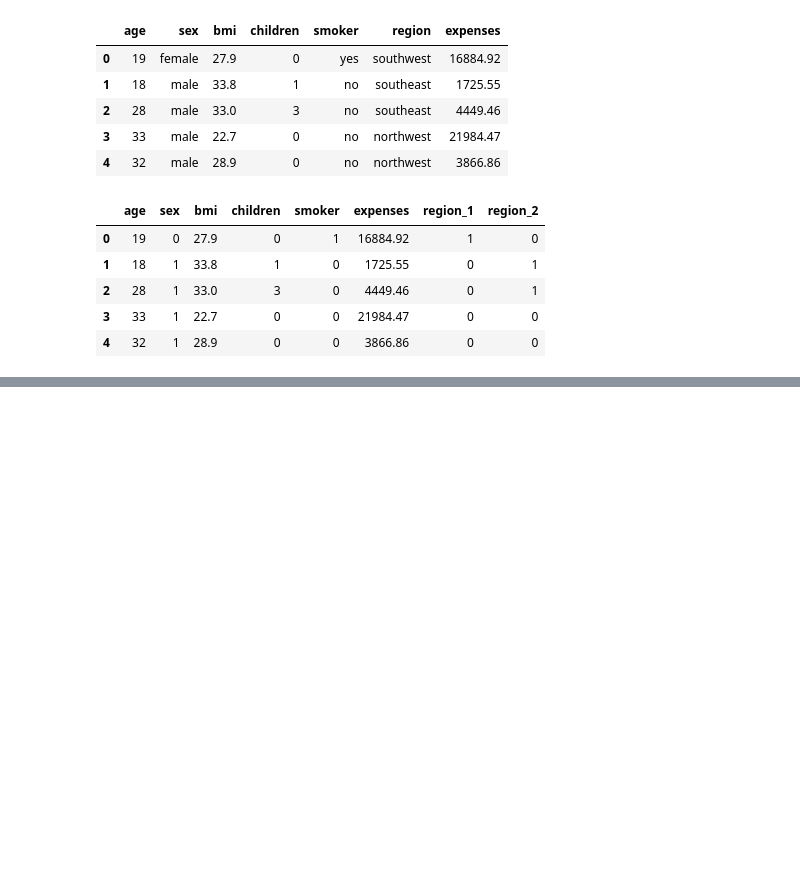
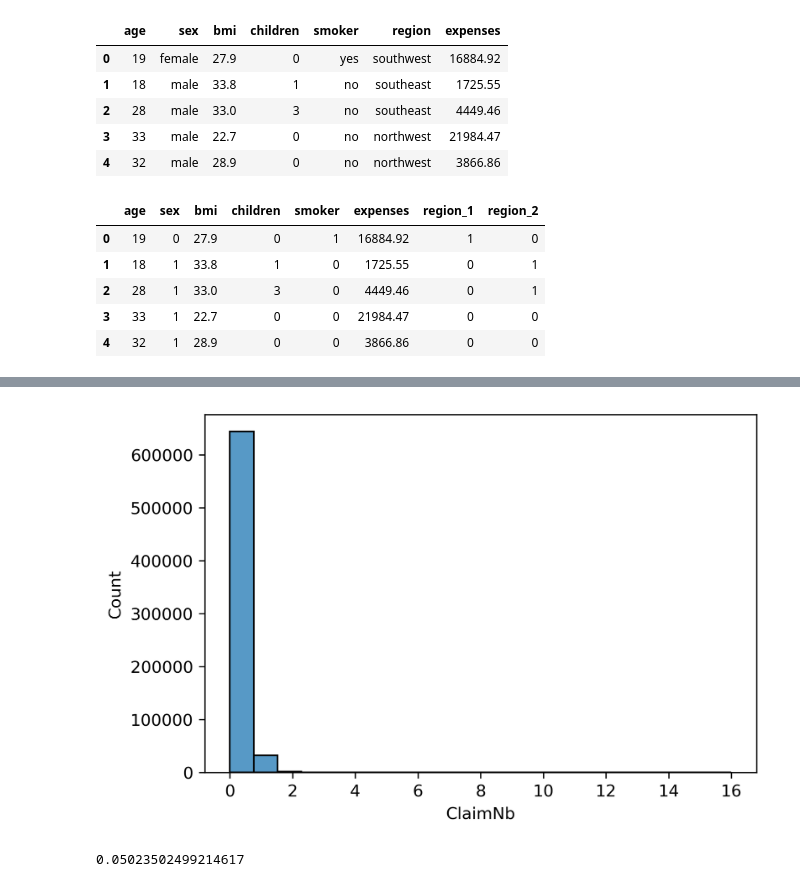
Before and after one commit to deddyjobson/regressGAN, a Jupyter notebook: sample_distribution_residuals.ipynb, the cells around one changed output, grey strips where cells are left out. Drawn from its saved outputs; the diff is of its cells as text; code cells hidden in the pictures; blank space fills up the shorter version.

Commit message:
data for paper

```diff
--- a/sample_distribution_residuals.ipynb
+++ b/sample_distribution_residuals.ipynb
@@ -55,0 +64,3 @@ sns.histplot(y-LinearRegression().fit(X,y).predict(X))
+# %%
+insurance_y = fetch_openml(data_id=41214, as_frame=True)["data"].dropna()["ClaimNb"]
+insurance_y
@@ -55,0 +80,12 @@ sns.histplot(y-LinearRegression().fit(X,y).predict(X))
+# %%
+plt.figure(dpi=300)
+sns.histplot(insurance_y)
+# plt.yscale('log')
+plt.savefig("insurance.png")
+plt.show()
+# %% [output]
+[figure, added]
+# %%
+(insurance_y>0).mean()
+# %% [output]
+0.05023502499214617
```
Also changed, not shown: parts of 6 cells of this notebook, 2 other files.
